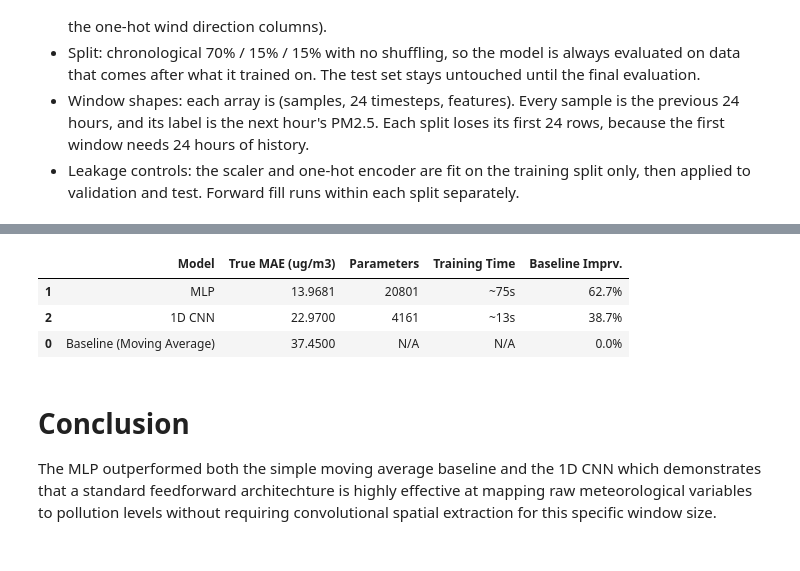
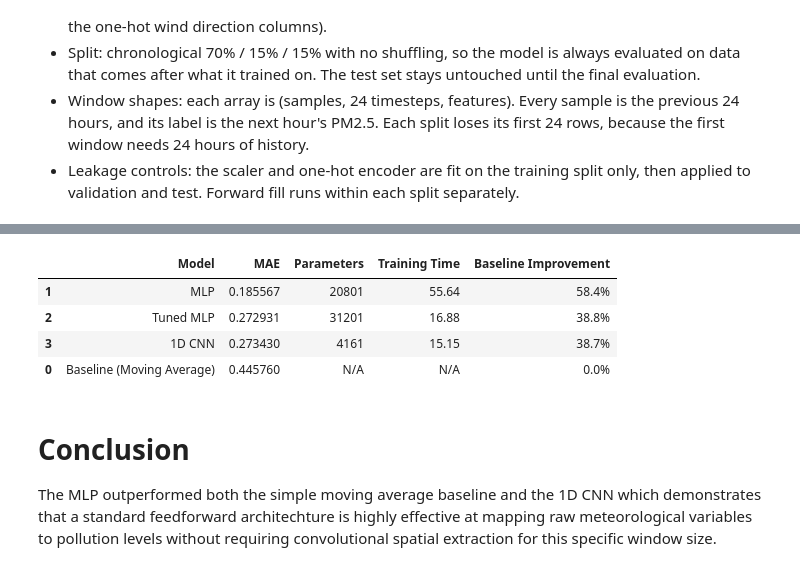
Before and after one commit to RyanGuo2005/AISE4010_Course_Project, a Jupyter notebook: AISE4010_Course_Project.ipynb, the cells around one changed output, grey strips where cells are left out. Drawn from its saved outputs; the diff is of its cells as text; code cells hidden in the pictures.

Commit message:
Fixed the errors

```diff
--- a/AISE4010_Course_Project.ipynb
+++ b/AISE4010_Course_Project.ipynb
@@ -466,6 +472,5 @@ plt.show()
 # %%
-# Grid Search Configuration
-%pip install keras-tuner -q
+# Grid Search Configuration for the best model
 import keras_tuner as kt
 from tensorflow.keras.optimizers import Adam
 
@@ -482,9 +487,33 @@ def build_model(hp):
     model.compile(optimizer=Adam(learning_rate=hp_learning_rate), loss='mse')
     return model
 
-tuner = kt.GridSearch(build_model, objective='val_loss', max_trials=8, directory='tuning', project_name='pm25_mlp', overwrite=True)
-tuner.search(X_train, y_train_pm25, epochs=10, validation_data=(X_val, y_val_pm25), callbacks=[early_stop])
+tf.keras.utils.set_random_seed(42)
+tuner = kt.GridSearch(build_model, objective='val_loss', max_trials=12, directory='tuning', project_name='pm25_mlp', overwrite=True)
+tuner.search(X_train, y_train_pm25, epochs=10, batch_size=32, shuffle=False, validation_data=(X_val, y_val_pm25), callbacks=[early_stop])
 
 best_hps = tuner.get_best_hyperparameters(num_trials=1)[0]
 print(f"Optimal Grid Search Parameters - Neurons: {best_hps.get('units')}, Learning Rate: {best_hps.get('learning_rate')}")
+
+
+tf.keras.utils.set_random_seed(42)
+# Create a new trained MLP model with the new hyperparameters found in the grid search
+tuned_mlp_model = build_model(best_hps) # Set up with the tuned hyperparameters
+t_start = time.perf_counter()
+tuned_mlp = tuned_mlp_model.fit(  #Train the model
+    X_train, y_train_pm25,
+    validation_data=(X_val, y_val_pm25),
+    epochs=30,
+    batch_size=32,
+    shuffle=False,
+    callbacks=[EarlyStopping(monitor="val_loss", patience=5, restore_best_weights=True)],
+    verbose=1
+)
+tuned_mlp_train_time = time.perf_counter() - t_start
+
+tuned_mlp_predictions = tuned_mlp_model.predict(X_val)
+tuned_mlp_mae = mean_absolute_error(y_val_pm25, tuned_mlp_predictions)
+tuned_mlp_scores = evaluate(y_val_pm25, tuned_mlp_predictions) # using the evaluate function from above to convert scaled scores into real units
+
+print(f"Tuned MLP MAE (scaled): {tuned_mlp_mae:.4f}")
+print(f"Tuned MLP MAE (real): {tuned_mlp_scores['MAE']:.2f} µg/m³")
 # %% [output]
@@ -497,23 +537,25 @@ Optimal Grid Search Parameters - Neurons: 16, Learning Rate: 0.01
 # %%
 # Calculate baseline improvement percentage
+tuned_mlp_improvement = ((baseline_mae- tuned_mlp_mae)/ baseline_mae) *100
 mlp_improvement = ((baseline_mae - mlp_mae) / baseline_mae) * 100
 cnn_improvement = ((baseline_mae - cnn_mae) / baseline_mae) * 100
 
 stage1_model_results = {
-    "Model": ["Baseline (Moving Average)", "MLP", "1D CNN"],
-    "MAE (ug/m3)": [baseline_mae, mlp_mae, cnn_mae],
-    "Parameters": ["N/A", mlp_model.count_params(), cnn_model.count_params()],
-    "Training Time": ["N/A", "~75s", "~13s"],
-    "Baseline Imprv.": ["0.0%", f"{mlp_improvement:.1f}%", f"{cnn_improvement:.1f}%"]
+    "Model": ["Baseline (Moving Average)", "MLP", "Tuned MLP", "1D CNN"],
+    "MAE": [baseline_mae, mlp_mae, tuned_mlp_mae, cnn_mae],
+    "Parameters": ["N/A", mlp_model.count_params(), tuned_mlp_model.count_params(),cnn_model.count_params()],
+    "Training Time": ["N/A", round(mlp_train_time, 2),round(tuned_mlp_train_time, 2) ,round(cnn_train_time, 2)],
+    "Baseline Improvement": ["0.0%", f"{mlp_improvement:.1f}%",f"{tuned_mlp_improvement:.1f}%" ,f"{cnn_improvement:.1f}%"]
 }
 
-final_df = pd.DataFrame(stage1_model_results).sort_values(by="MAE (ug/m3)")
+final_df = pd.DataFrame(stage1_model_results).sort_values(by="MAE")
 display(final_df)
 # %% [output]
-|  | Model | True MAE (ug/m3) | Parameters | Training Time | Baseline Imprv. |
-| 1 | MLP | 13.9681 | 20801 | ~75s | 62.7% |
-| 2 | 1D CNN | 22.9700 | 4161 | ~13s | 38.7% |
-| 0 | Baseline (Moving Average) | 37.4500 | N/A | N/A | 0.0% |
+|  | Model | MAE | Parameters | Training Time | Baseline Improvement |
+| 1 | MLP | 0.185567 | 20801 | 55.64 | 58.4% |
+| 2 | Tuned MLP | 0.272931 | 31201 | 16.88 | 38.8% |
+| 3 | 1D CNN | 0.273430 | 4161 | 15.15 | 38.7% |
+| 0 | Baseline (Moving Average) | 0.445760 | N/A | N/A | 0.0% |
 # %% [markdown]
 # Conclusion
 
```
Also changed, not shown: parts of 11 cells of this notebook.
